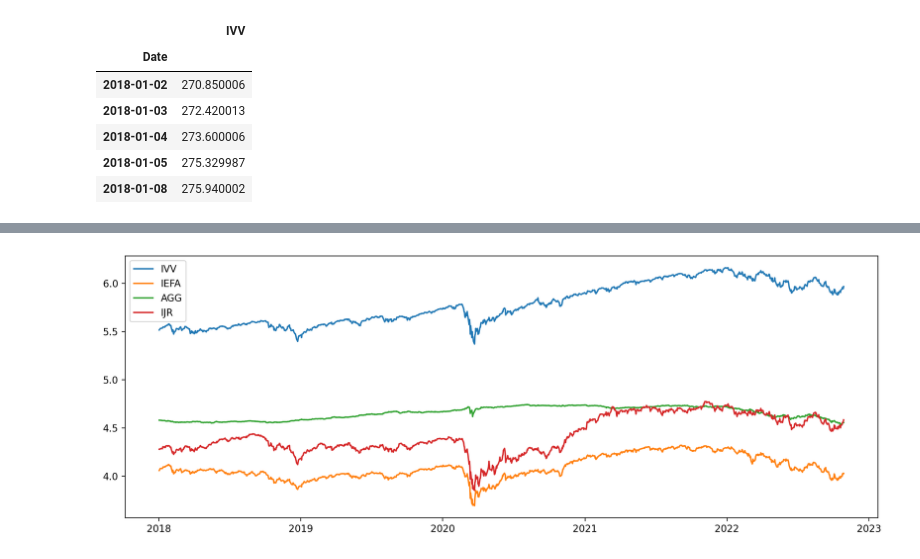
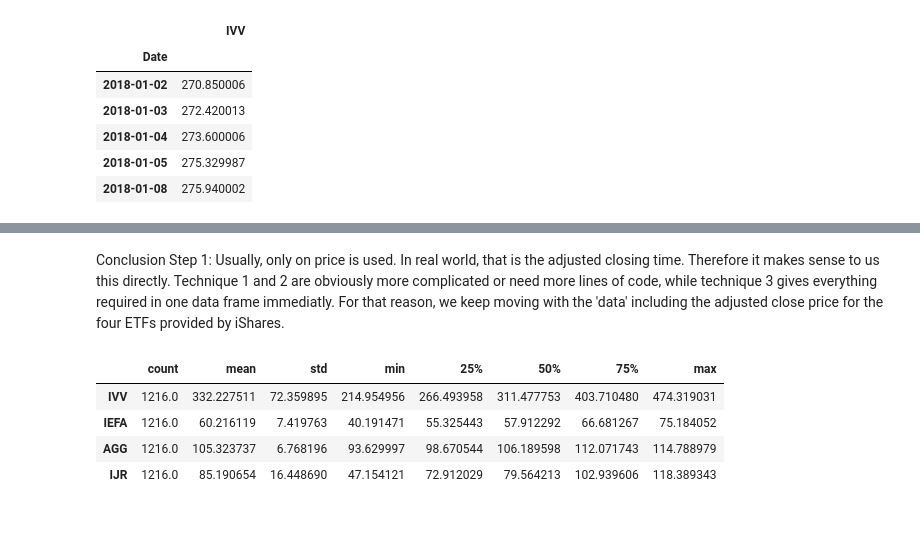
Before and after one commit to Ankru98/finengin, a Jupyter notebook: Code_Jupiter.ipynb, the cells around one changed output, grey strips where cells are left out. Saved outputs shown, nothing was run; the diff lists cells and outputs as text; code cells hidden in the pictures; blank space fills up the shorter version.

```diff
--- a/Code_Jupiter.ipynb
+++ b/Code_Jupiter.ipynb
@@ -83,19 +87,11 @@ plt.show();
-# %%
-# to compare the change of assets over time, a common approach is to normalize the values
-ivv_rel = np.log(ivv_df["Adj Close"])
-iefa_rel = np.log(iefa_df["Adj Close"])
-agg_rel = np.log(agg_df["Adj Close"])
-ijr_rel = np.log(ijr_df["Adj Close"])
-
-# plotting
-fig, ax = plt.subplots(figsize=(14,5), dpi=200)
-
-ax.plot(ivv_rel, label="IVV")
-ax.plot(iefa_rel, label="IEFA")
-ax.plot(agg_rel, label="AGG")
-ax.plot(ijr_rel, label="IJR")
-
-plt.legend()
-plt.show();
-# %% [output]
-[figure, removed]
+# %% [markdown]
+Conclusion Step 1: Usually, only on price is used. In real world, that is the adjusted closing time. Therefore it makes sense to us this directly. Technique 1 and 2 are obviously more complicated or need more lines of code, while technique 3 gives everything required in one data frame immediatly. For that reason, we keep moving with the 'data' including the adjusted close price for the four ETFs provided by iShares.
+# %%
+# Step 2- descriptive statistic of the data set
+data.describe().transpose()
+# %% [output]
+|  | count | mean | std | min | 25% | 50% | 75% | max |
+| IVV | 1216.0 | 332.227511 | 72.359895 | 214.954956 | 266.493958 | 311.477753 | 403.710480 | 474.319031 |
+| IEFA | 1216.0 | 60.216119 | 7.419763 | 40.191471 | 55.325443 | 57.912292 | 66.681267 | 75.184052 |
+| AGG | 1216.0 | 105.323737 | 6.768196 | 93.629997 | 98.670544 | 106.189598 | 112.071743 | 114.788979 |
+| IJR | 1216.0 | 85.190654 | 16.448690 | 47.154121 | 72.912029 | 79.564213 | 102.939606 | 118.389343 |
```
Also changed, not shown: parts of 8 cells of this notebook.
